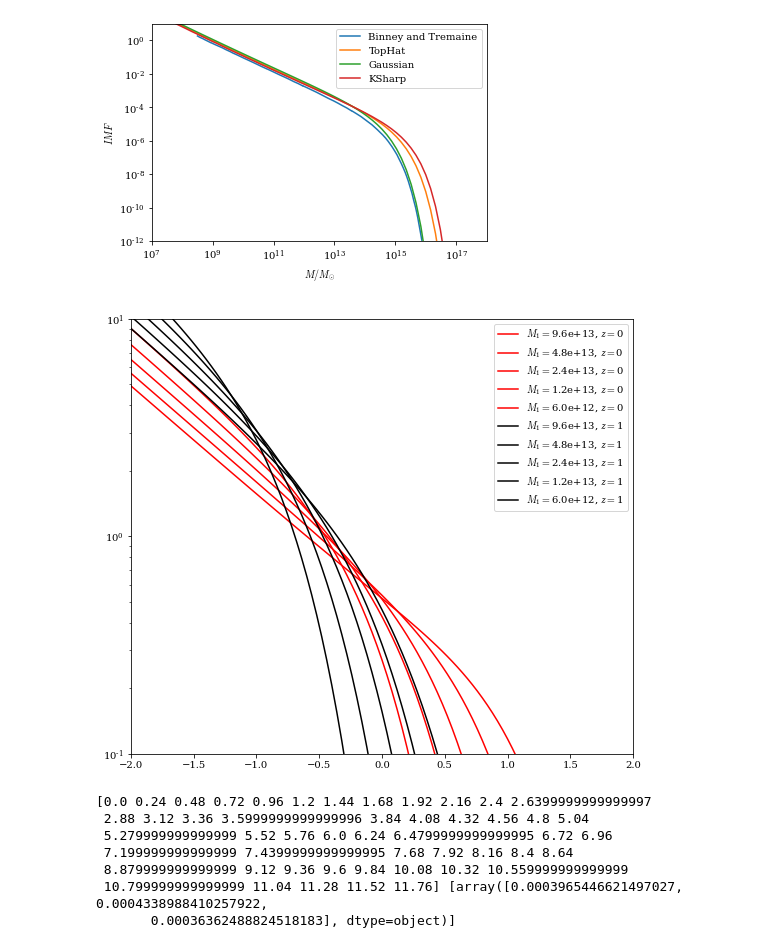
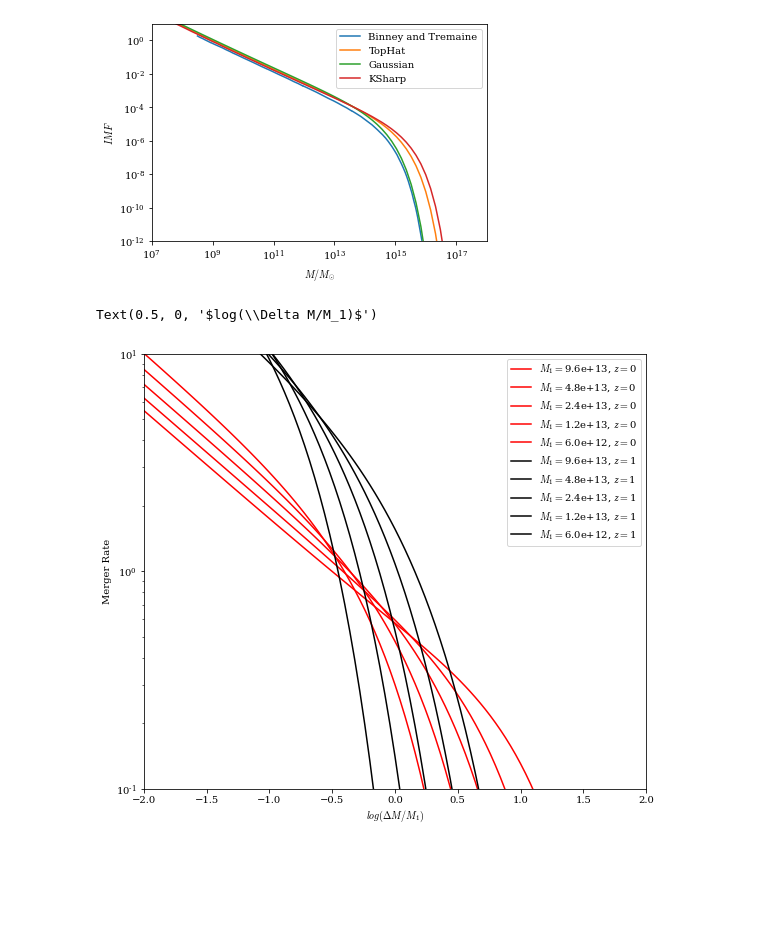
Before and after one commit to antoninvapa/Masters-Project, a Jupyter notebook: Press-Schechter.ipynb, the cells around one changed output. Cells and saved outputs as stored; diff of their text form; code cells hidden in the pictures; blank space fills up the shorter version.

```diff
--- a/Press-Schechter.ipynb
+++ b/Press-Schechter.ipynb
@@ -32,8 +32,8 @@ class GrowthFunction:
 
 
     def Time(self, z):
-        return ((2*self.H_0**(-1))/(1+(1+z)**2))
-        #return 2/(3*self.H_0*(1+z)**(3/2))
+        #return ((2*self.H_0**(-1))/(1+(1+z)**2))
+        return 2/(3*self.H_0*(1+z)**(3/2))
 
     #hubble
     def E_of_z(self, redshift):
@@ -471,22 +473,14 @@ class MergerRate():
 # %%
 M_1 = [9.6e13, 4.8e13, 2.4e13, 1.2e13, 0.6e13]
 Z=[0, 1]
 color=['r', 'k']
 plt.subplots(figsize=(9,8))
 for i in range(len(Z)):
     for M in M_1:
         mergerrate = MergerRate(Z[i], h=0.5, sigma8=0.5,  M_1=M, logmass_lim=(10, 17), Nbins=100, omega_m=1, omega_l=0)
         mergerrate.outputM(color[i])
+plt.ylabel('Merger Rate')
+plt.xlabel('$log(\Delta M/M_1)$')
 # %% [output]
+Text(0.5, 0, '$log(\\Delta M/M_1)$')
-[figure, old version]
+[figure, new version]
-# %%
-MR = MergerRate(1, (0, 12), M_1=1e10)
-MR.outputz()
-# %% [output]
-[0.0 0.24 0.48 0.72 0.96 1.2 1.44 1.68 1.92 2.16 2.4 2.6399999999999997
- 2.88 3.12 3.36 3.5999999999999996 3.84 4.08 4.32 4.56 4.8 5.04
- 5.279999999999999 5.52 5.76 6.0 6.24 6.4799999999999995 6.72 6.96
- 7.199999999999999 7.4399999999999995 7.68 7.92 8.16 8.4 8.64
- 8.879999999999999 9.12 9.36 9.6 9.84 10.08 10.32 10.559999999999999
- 10.799999999999999 11.04 11.28 11.52 11.76] [array([0.0003965446621497027, 0.0004338988410257922,
-       0.00036362488824518183], dtype=object)]
```
Also changed, not shown: parts of 8 cells of this notebook.
